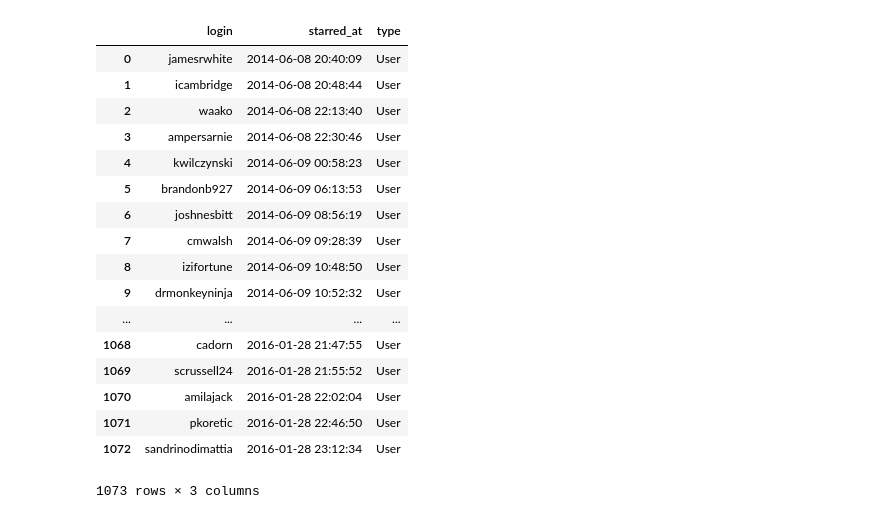
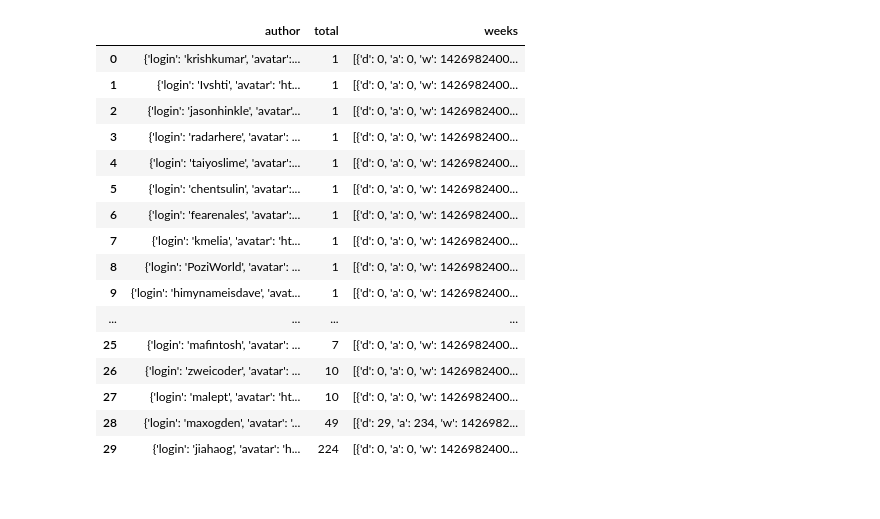
Before and after one commit to halcyon-vortex/github-stats, a Jupyter notebook: stars-processing.ipynb, the cells around one changed output. Cells and saved outputs as stored; diff of their text form; code cells hidden in the pictures.

```diff
--- a/stars-processing.ipynb
+++ b/stars-processing.ipynb
@@ -6,21 +7,20 @@ data = pandas.read_json('stargazers_paginated.json')
-# %%
-data
-# %% [output]
-|  | login | starred_at | type |
-| 0 | jamesrwhite | 2014-06-08 20:40:09 | User |
-| 1 | icambridge | 2014-06-08 20:48:44 | User |
-| 2 | waako | 2014-06-08 22:13:40 | User |
-| 3 | ampersarnie | 2014-06-08 22:30:46 | User |
-| 4 | kwilczynski | 2014-06-09 00:58:23 | User |
-| 5 | brandonb927 | 2014-06-09 06:13:53 | User |
-| 6 | joshnesbitt | 2014-06-09 08:56:19 | User |
-| 7 | cmwalsh | 2014-06-09 09:28:39 | User |
-| 8 | izifortune | 2014-06-09 10:48:50 | User |
-| 9 | drmonkeyninja | 2014-06-09 10:52:32 | User |
-| ... | ... | ... | ... |
-| 1068 | cadorn | 2016-01-28 21:47:55 | User |
-| 1069 | scrussell24 | 2016-01-28 21:55:52 | User |
-| 1070 | amilajack | 2016-01-28 22:02:04 | User |
-| 1071 | pkoretic | 2016-01-28 22:46:50 | User |
-| 1072 | sandrinodimattia | 2016-01-28 23:12:34 | User |
-1073 rows × 3 columns
+# %%
+contrib_data
+# %% [output]
+|  | author | total | weeks |
+| 0 | {'login': 'krishkumar', 'avatar':... | 1 | [{'d': 0, 'a': 0, 'w': 1426982400... |
+| 1 | {'login': 'Ivshti', 'avatar': 'ht... | 1 | [{'d': 0, 'a': 0, 'w': 1426982400... |
+| 2 | {'login': 'jasonhinkle', 'avatar'... | 1 | [{'d': 0, 'a': 0, 'w': 1426982400... |
+| 3 | {'login': 'radarhere', 'avatar': ... | 1 | [{'d': 0, 'a': 0, 'w': 1426982400... |
+| 4 | {'login': 'taiyoslime', 'avatar':... | 1 | [{'d': 0, 'a': 0, 'w': 1426982400... |
+| 5 | {'login': 'chentsulin', 'avatar':... | 1 | [{'d': 0, 'a': 0, 'w': 1426982400... |
+| 6 | {'login': 'fearenales', 'avatar':... | 1 | [{'d': 0, 'a': 0, 'w': 1426982400... |
+| 7 | {'login': 'kmelia', 'avatar': 'ht... | 1 | [{'d': 0, 'a': 0, 'w': 1426982400... |
+| 8 | {'login': 'PoziWorld', 'avatar': ... | 1 | [{'d': 0, 'a': 0, 'w': 1426982400... |
+| 9 | {'login': 'himynameisdave', 'avat... | 1 | [{'d': 0, 'a': 0, 'w': 1426982400... |
+| ... | ... | ... | ... |
+| 25 | {'login': 'mafintosh', 'avatar': ... | 7 | [{'d': 0, 'a': 0, 'w': 1426982400... |
+| 26 | {'login': 'zweicoder', 'avatar': ... | 10 | [{'d': 0, 'a': 0, 'w': 1426982400... |
+| 27 | {'login': 'malept', 'avatar': 'ht... | 10 | [{'d': 0, 'a': 0, 'w': 1426982400... |
+| 28 | {'login': 'maxogden', 'avatar': '... | 49 | [{'d': 29, 'a': 234, 'w': 1426982... |
+| 29 | {'login': 'jiahaog', 'avatar': 'h... | 224 | [{'d': 0, 'a': 0, 'w': 1426982400... |
```
Also changed, not shown: parts of 9 cells of this notebook.
